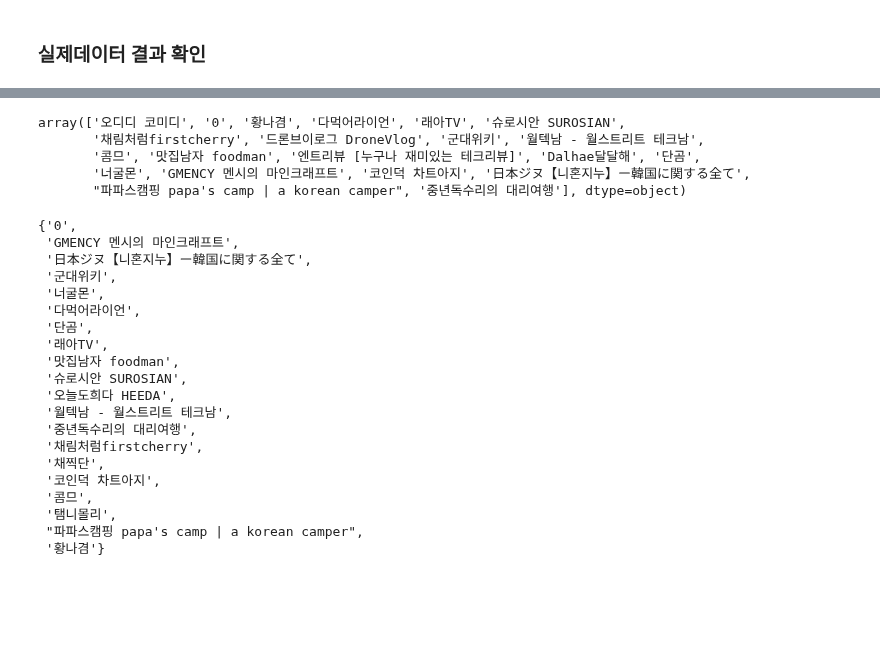
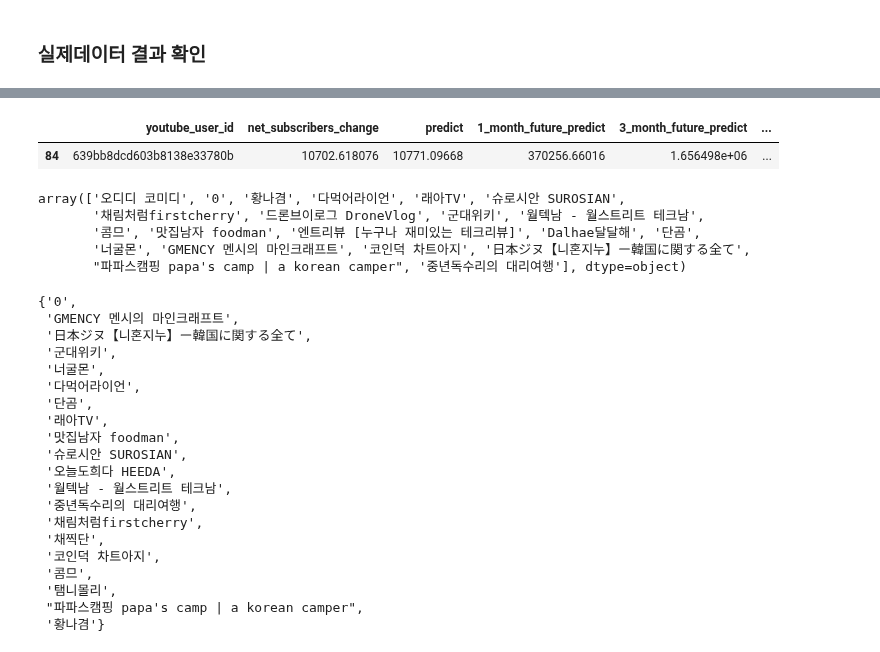
Before and after one commit to kkwann/awake, a Jupyter notebook: 6.Final_Report.ipynb, the cells around one changed output, grey strips where cells are left out. Cells and saved outputs as stored; diff of their text form; code cells hidden in the pictures; blank space fills up the shorter version.

```diff
--- a/6.Final_Report.ipynb
+++ b/6.Final_Report.ipynb
@@ -1869,0 +2288,9 @@ RMSE: 12.7569
+# %%
+# 비선형모델 활용 변수 선정
+importances_df = pd.DataFrame({
+    'features': x_col,
+    'lgbm_importance': lgb_model.feature_importances_,
+    'xgb_importance': xgb_model.feature_importances_
+    })
+importances_df['lgbm_importance'] = importances_df['lgbm_importance'] / importances_df['lgbm_importance'].sum() ## 다른 모델과 중요도 단위 다르기 때문에 정규화
+importances_df['mean_importance'] = importances_df[['lgbm_importance', 'xgb_importance']].mean(axis=1) ## 각 변수별 모델 중요도 평균
@@ -1869,0 +2317,5 @@ RMSE: 12.7569
+# %%
+# 최종 변수 선택
+final_selected_features = list(set(list(importances_df[importances_df['mean_importance'] >= 0.01]['features']) + selected_features_by_corr))
+print(len(final_selected_features))
+print(final_selected_features)
@@ -1871,18 +2377,14 @@ RMSE: 12.7569
 ### 실제데이터 결과 확인
 # %%
 # 예측 결과 확인
-# y_pred = stacking_model.predict(merge_df_users_fin[x_col])
-# merge_df_users_fin['predict'] = y_pred
-
-y_pred = models['XGBoost'].predict(youtube_videos[x_col])
-youtube_videos['predict'] = y_pred
+youtube_videos['predict'] = xgb_model.predict(youtube_videos[final_selected_features])
 # %%
 # 계정별 구독자수 평균, 구독자 예측수 평균 비교
-result_contents_df = youtube_videos[['youtube_user_id', 'video', 'end_date', 'net_subscribers_change', 'predict']]
+result_contents_df = youtube_videos[['youtube_user_id', 'video', 'end_date', 'estimatedAdRevenue', 'predict']]
 
 # 계정별 콘텐츠의 구독자 순증감 1일 합계
 result_contents_df = result_contents_df.groupby(['youtube_user_id', 'end_date'], as_index=False).agg({
-    'net_subscribers_change': 'sum',
+    'estimatedAdRevenue': 'sum',
     'predict': 'sum'
 })
 
@@ -1897,7 +2399,7 @@ result_contents_df['12_month_future_predict'] = result_contents_df.groupby('yout
 
 # 계정별로 최종 평균값을 계산
 result_contents_df_final = result_contents_df.groupby('youtube_user_id').agg({
-    'net_subscribers_change': 'mean',
+    'estimatedAdRevenue': 'mean',
     'predict': 'mean',
     '1_month_future_predict': 'mean',
     '3_month_future_predict': 'mean',
@@ -1952,3 +2409,8 @@ final_result_df.sort_values(['12_month_future_ratio'],ascending=False)
+# %%
+result_contents_df_final[result_contents_df_final['1_month_future_predict'] ==result_contents_df_final['1_month_future_predict'].max()]
+# %% [output]
+|  | youtube_user_id | net_subscribers_change | predict | 1_month_future_predict | 3_month_future_predict | ... |
+| 84 | 639bb8dcd603b8138e33780b | 10702.618076 | 10771.09668 | 370256.66016 | 1.656498e+06 | ... |
 # %%
 merge_df_users_fin[merge_df_users_fin['youtube_user_id'].isin(final_result_df.sort_values(['6_month_future_ratio'],ascending=False)['youtube_user_id'].iloc[:20])]['channel_title'].unique()
 # %% [output]
```
Also changed, not shown: parts of 89 cells of this notebook.
